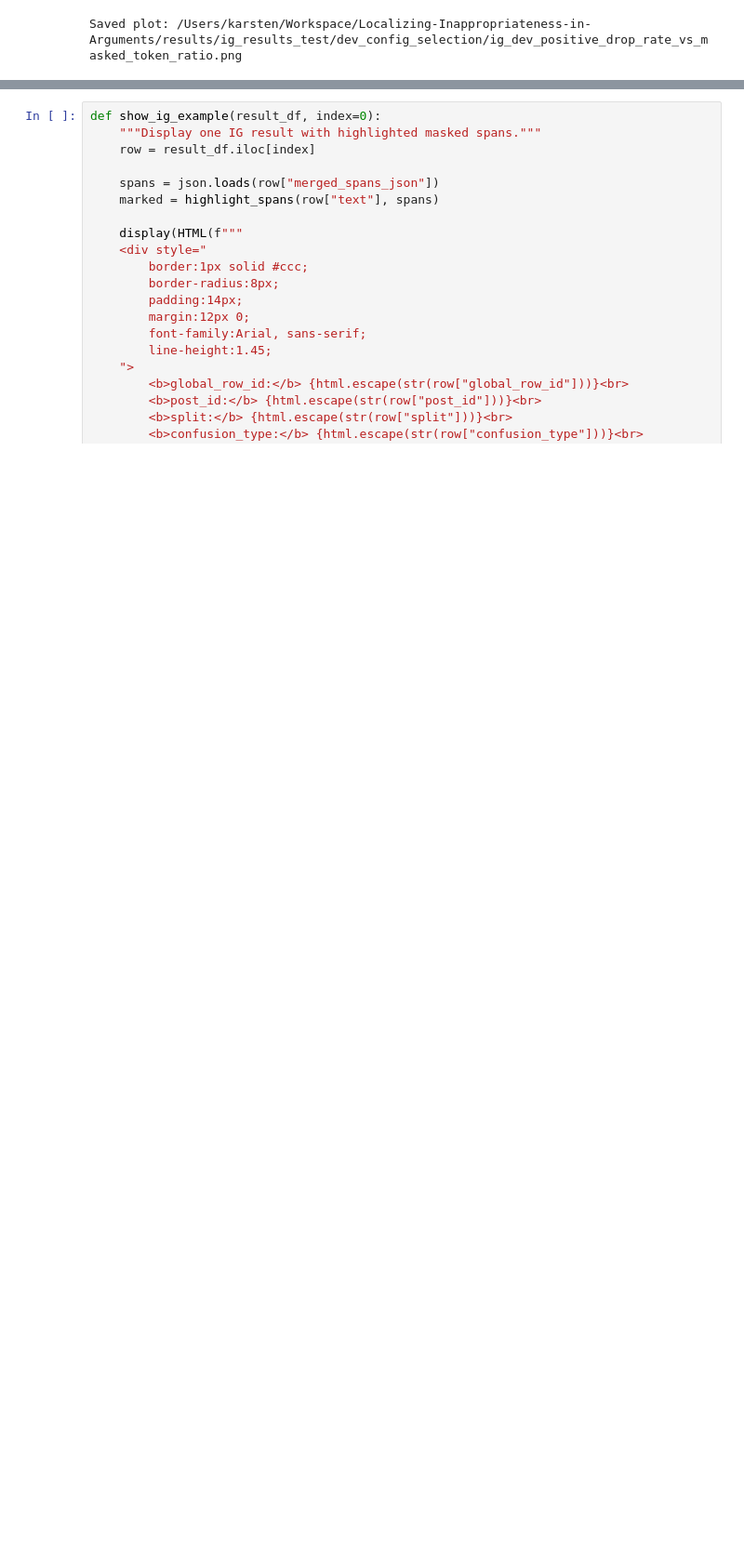
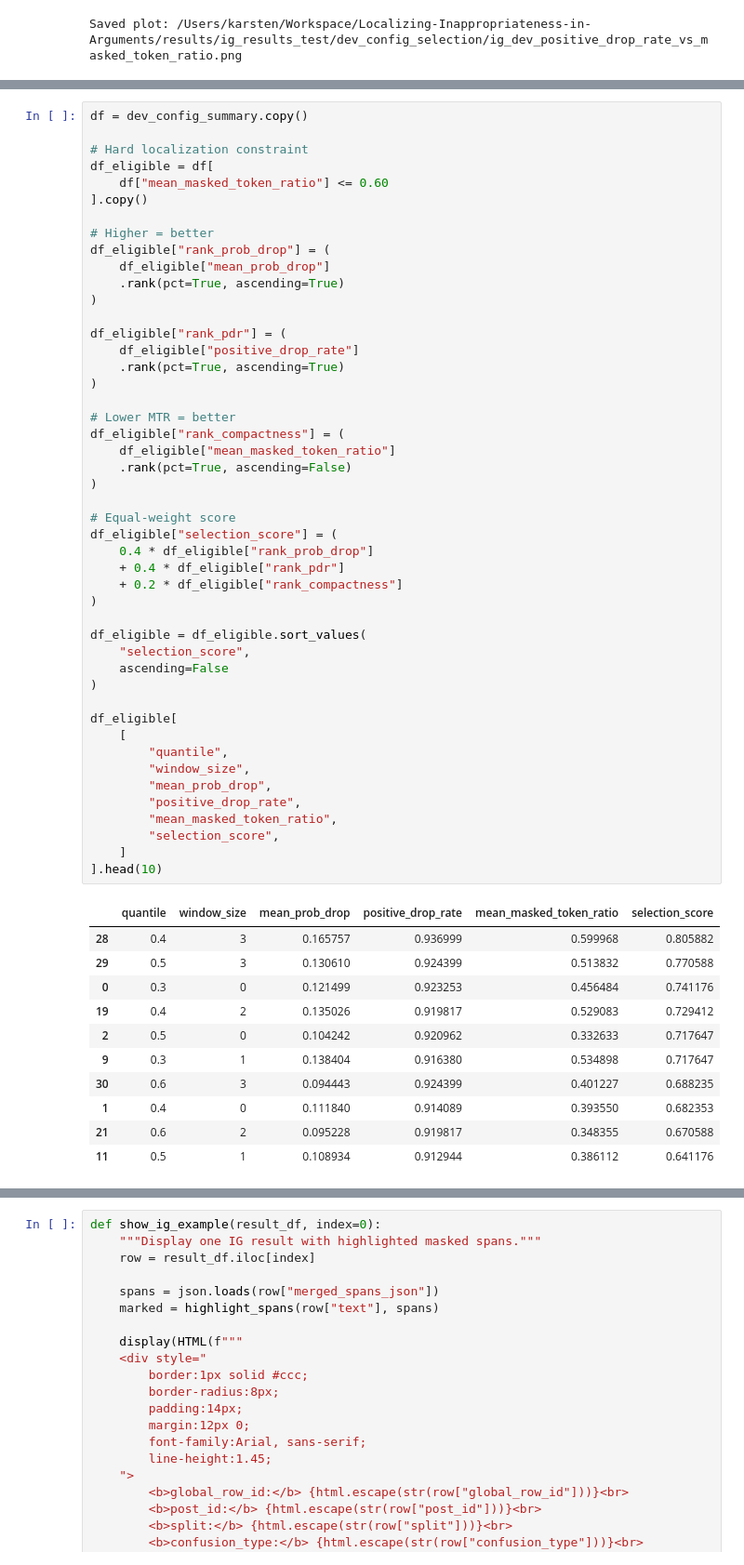
Before and after one commit to Karbs08/Localizing-Inappropriateness-in-Arguments, a Jupyter notebook: methods/integrated_gradients_spans.ipynb, the cells around one changed output, grey strips where cells are left out. Shown at 93% size. Drawn from its saved outputs; the diff is of its cells as text; blank space fills up the shorter version.

```diff
--- a/methods/integrated_gradients_spans.ipynb
+++ b/methods/integrated_gradients_spans.ipynb
@@ -1920,3 +1922,62 @@ Saved plot: /Users/karsten/Workspace/Localizing-Inappropriateness-in-Arguments/r
+# %%
+df = dev_config_summary.copy()
+
+# Hard localization constraint
+df_eligible = df[
+    df["mean_masked_token_ratio"] <= 0.60
+].copy()
+
+# Higher = better
+df_eligible["rank_prob_drop"] = (
+    df_eligible["mean_prob_drop"]
+    .rank(pct=True, ascending=True)
+)
+
+df_eligible["rank_pdr"] = (
+    df_eligible["positive_drop_rate"]
+    .rank(pct=True, ascending=True)
+)
+
+# Lower MTR = better
+df_eligible["rank_compactness"] = (
+    df_eligible["mean_masked_token_ratio"]
+    .rank(pct=True, ascending=False)
+)
+
+# Equal-weight score
+df_eligible["selection_score"] = (
+    0.4 * df_eligible["rank_prob_drop"]
+    + 0.4 * df_eligible["rank_pdr"]
+    + 0.2 * df_eligible["rank_compactness"]
+)
+
+df_eligible = df_eligible.sort_values(
+    "selection_score",
+    ascending=False
+)
+
+df_eligible[
+    [
+        "quantile",
+        "window_size",
+        "mean_prob_drop",
+        "positive_drop_rate",
+        "mean_masked_token_ratio",
+        "selection_score",
+    ]
+].head(10)
+# %% [output]
+|  | quantile | window_size | mean_prob_drop | positive_drop_rate | mean_masked_token_ratio | selection_score |
+| 28 | 0.4 | 3 | 0.165757 | 0.936999 | 0.599968 | 0.805882 |
+| 29 | 0.5 | 3 | 0.130610 | 0.924399 | 0.513832 | 0.770588 |
+| 0 | 0.3 | 0 | 0.121499 | 0.923253 | 0.456484 | 0.741176 |
+| 19 | 0.4 | 2 | 0.135026 | 0.919817 | 0.529083 | 0.729412 |
+| 2 | 0.5 | 0 | 0.104242 | 0.920962 | 0.332633 | 0.717647 |
+| 9 | 0.3 | 1 | 0.138404 | 0.916380 | 0.534898 | 0.717647 |
+| 30 | 0.6 | 3 | 0.094443 | 0.924399 | 0.401227 | 0.688235 |
+| 1 | 0.4 | 0 | 0.111840 | 0.914089 | 0.393550 | 0.682353 |
+| 21 | 0.6 | 2 | 0.095228 | 0.919817 | 0.348355 | 0.670588 |
+| 11 | 0.5 | 1 | 0.108934 | 0.912944 | 0.386112 | 0.641176 |
 # %%
 # Final config selected from validation plots and summary.
 # dev_config_summary = pd.read_csv("ig_results_new/dev_config_selection/ig_dev_config_summary.csv")
```
Also changed, not shown: parts of 8 cells of this notebook, 6 other files.
